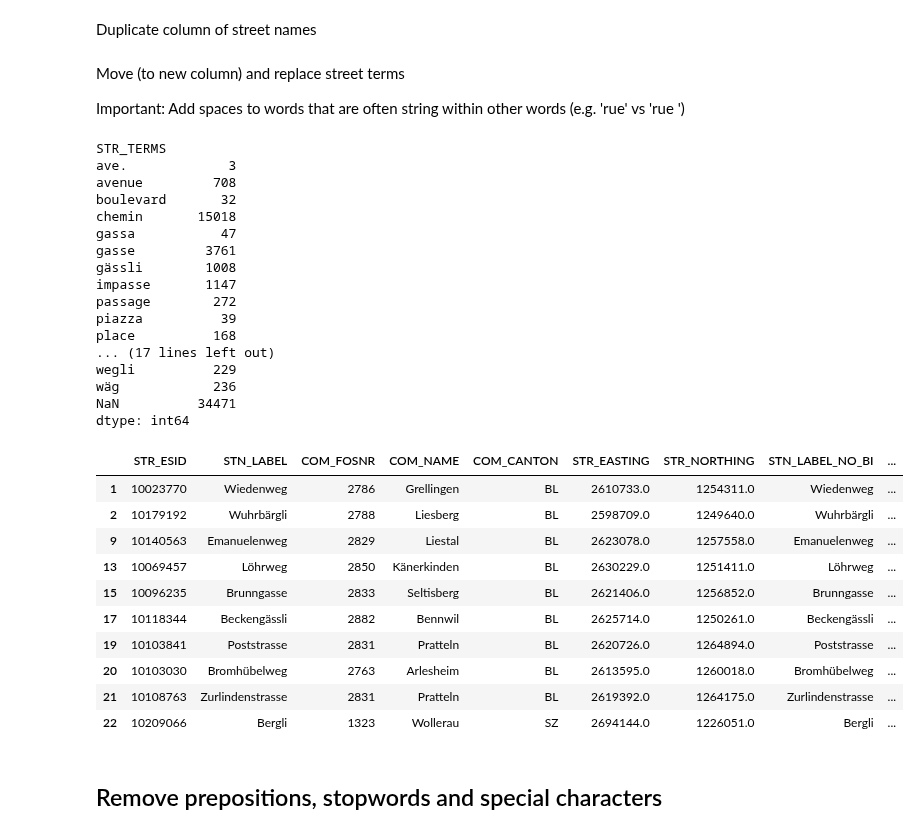
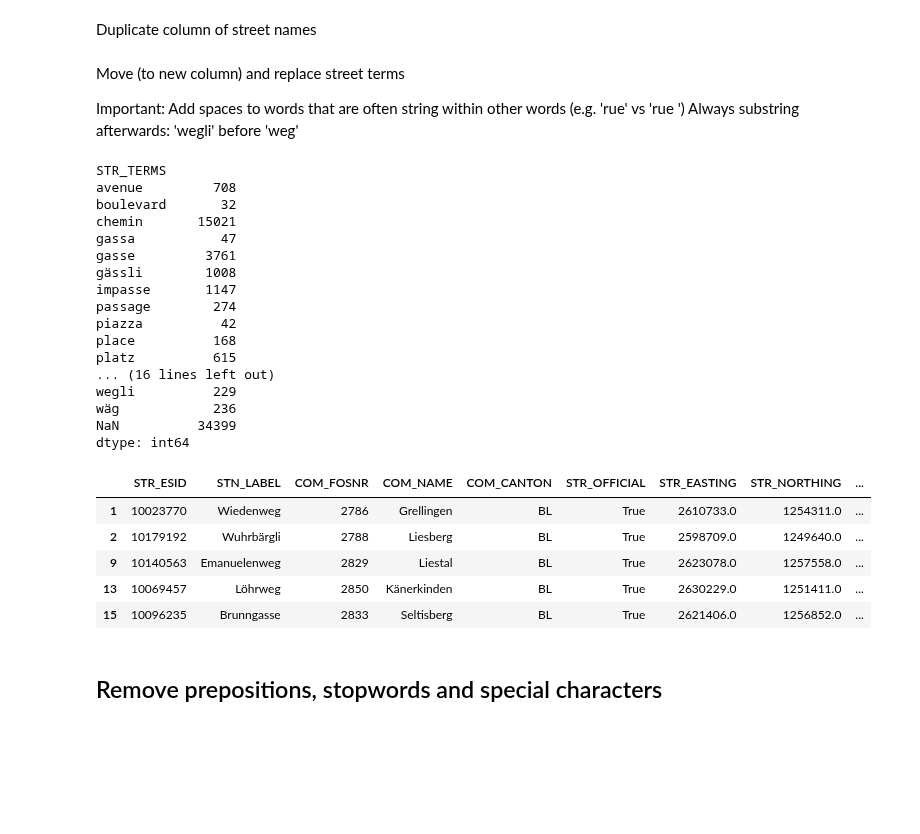
Before and after one commit to CaptainInler/cassda-zertifikatsarbeit, a Jupyter notebook: Datapreparation/Extract_street_terms_from_street_names.ipynb, the cells around one changed output. Saved outputs shown, nothing was run; the diff lists cells and outputs as text; code cells hidden in the pictures; blank space fills up the shorter version.

Commit message:
street designations generic and specific

```diff
--- a/Datapreparation/Extract_street_terms_from_street_names.ipynb
+++ b/Datapreparation/Extract_street_terms_from_street_names.ipynb
@@ -136,12 +137,7 @@ STR_TYPE: all Street /
 COM_FOSNR: No analysis per ZIP planned /
 STR_MODIFIED: All recently modified (oldest in 2021)
 # %%
-streetnames = streetnames.drop ('STR_TYPE', axis=1)
-streetnames = streetnames.drop ('STR_VALID', axis=1)
-streetnames = streetnames.drop ('STR_STATUS', axis=1)
-streetnames = streetnames.drop ('STR_OFFICIAL', axis=1)
-streetnames = streetnames.drop ('ZIP_LABEL', axis=1)
-streetnames = streetnames.drop ('STR_MODIFIED', axis=1)
+streetnames = streetnames.drop (['STR_TYPE', 'STR_VALID', 'STR_STATUS', 'ZIP_LABEL', 'STR_MODIFIED'], axis=1)
 # %% [markdown]
 ## Remove street terms
 # %% [markdown]
@@ -215,17 +209,26 @@ streetnames ['STN_LABEL_NO_TERMS'] = streetnames.loc[:, 'STN_LABEL_NO_BI']
 Move (to new column) and replace street terms
 
 Important: Add spaces to words that are often string within other words (e.g. 'rue' vs 'rue ')
+Always substring afterwards: 'wegli' before 'weg'
 # %%
-terms = ('strasse', 'weg', 'platz', 'gasse', 'gässli', 'wäg', 'strässli', 'wegli',
-'avenue ', 'ave. ', 'boulevard ', 'chemin ', 'impasse ', 'place ', 'route', 'rue ', 'ruelle ', 'passage ',
+terms = ('strasse',  'wegli','platz', 'gasse', 'gässli', 'wäg', 'strässli',
+'avenue ', 'boulevard ', 'chemin ', 'impasse ', 'place ', 'route', 'ruelle ', 'rue ',
 'sentier ', 'passage ', 'promenade ', 'quai',
-'piazza ', 'via ', 'viale ',
+'piazza ', 'viale ',
 'strada ', 'veia ', 'vietta ', 'gassa ', 'voia ','voa')
+
+terms2 = ('weg', 'via ')
+
+for i in terms2:
+    streetnames.loc[streetnames.STN_LABEL.str.contains(i,case=False), 'STR_TERMS'] = i
 
 for i in terms:
     streetnames.loc[streetnames.STN_LABEL.str.contains(i,case=False), 'STR_TERMS'] = i
     streetnames['STN_LABEL_NO_TERMS'] = streetnames['STN_LABEL_NO_TERMS'].str.replace(i, '',case=False, regex=True)
 
+for i in terms2:
+    streetnames['STN_LABEL_NO_TERMS'] = streetnames['STN_LABEL_NO_TERMS'].str.replace(i, '',case=False, regex=True)
+
 #Delete spaces at the beginning and end of the string using function 'strip()'
 streetnames['STN_LABEL_NO_TERMS'] = streetnames['STN_LABEL_NO_TERMS'].str.strip()
 streetnames['STR_TERMS'] = streetnames['STR_TERMS'].str.strip()
@@ -233,36 +236,31 @@ streetnames['STR_TERMS'] = streetnames['STR_TERMS'].str.strip()
 streetnames.groupby('STR_TERMS',dropna=False).size()
 # %% [output]
 STR_TERMS
-ave.             3
 avenue         708
 boulevard       32
-chemin       15018
+chemin       15021
 gassa           47
 gasse         3761
 gässli        1008
 impasse       1147
-passage        272
-piazza          39
+passage        274
+piazza          42
 place          168
-... (17 lines left out)
+platz          615
+... (16 lines left out)
 wegli          229
 wäg            236
-NaN          34471
+NaN          34399
 dtype: int64
 # %%
-streetnames.head(10)
+streetnames.head()
 # %% [output]
-|  | STR_ESID | STN_LABEL | COM_FOSNR | COM_NAME | COM_CANTON | STR_EASTING | STR_NORTHING | STN_LABEL_NO_BI | ... |
-| 1 | 10023770 | Wiedenweg | 2786 | Grellingen | BL | 2610733.0 | 1254311.0 | Wiedenweg | ... |
-| 2 | 10179192 | Wuhrbärgli | 2788 | Liesberg | BL | 2598709.0 | 1249640.0 | Wuhrbärgli | ... |
-| 9 | 10140563 | Emanuelenweg | 2829 | Liestal | BL | 2623078.0 | 1257558.0 | Emanuelenweg | ... |
-| 13 | 10069457 | Löhrweg | 2850 | Känerkinden | BL | 2630229.0 | 1251411.0 | Löhrweg | ... |
-| 15 | 10096235 | Brunngasse | 2833 | Seltisberg | BL | 2621406.0 | 1256852.0 | Brunngasse | ... |
-| 17 | 10118344 | Beckengässli | 2882 | Bennwil | BL | 2625714.0 | 1250261.0 | Beckengässli | ... |
-| 19 | 10103841 | Poststrasse | 2831 | Pratteln | BL | 2620726.0 | 1264894.0 | Poststrasse | ... |
-| 20 | 10103030 | Bromhübelweg | 2763 | Arlesheim | BL | 2613595.0 | 1260018.0 | Bromhübelweg | ... |
-| 21 | 10108763 | Zurlindenstrasse | 2831 | Pratteln | BL | 2619392.0 | 1264175.0 | Zurlindenstrasse | ... |
-| 22 | 10209066 | Bergli | 1323 | Wollerau | SZ | 2694144.0 | 1226051.0 | Bergli | ... |
+|  | STR_ESID | STN_LABEL | COM_FOSNR | COM_NAME | COM_CANTON | STR_OFFICIAL | STR_EASTING | STR_NORTHING | ... |
+| 1 | 10023770 | Wiedenweg | 2786 | Grellingen | BL | True | 2610733.0 | 1254311.0 | ... |
+| 2 | 10179192 | Wuhrbärgli | 2788 | Liesberg | BL | True | 2598709.0 | 1249640.0 | ... |
+| 9 | 10140563 | Emanuelenweg | 2829 | Liestal | BL | True | 2623078.0 | 1257558.0 | ... |
+| 13 | 10069457 | Löhrweg | 2850 | Känerkinden | BL | True | 2630229.0 | 1251411.0 | ... |
+| 15 | 10096235 | Brunngasse | 2833 | Seltisberg | BL | True | 2621406.0 | 1256852.0 | ... |
 # %% [markdown]
 ## Remove prepositions, stopwords and special characters
 # %% [markdown]
```
Also changed, not shown: parts of 19 cells of this notebook, 13 other files.
